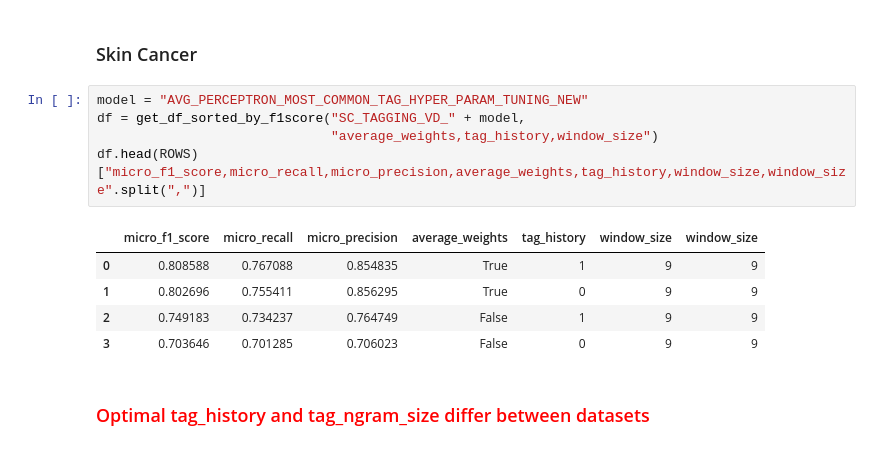
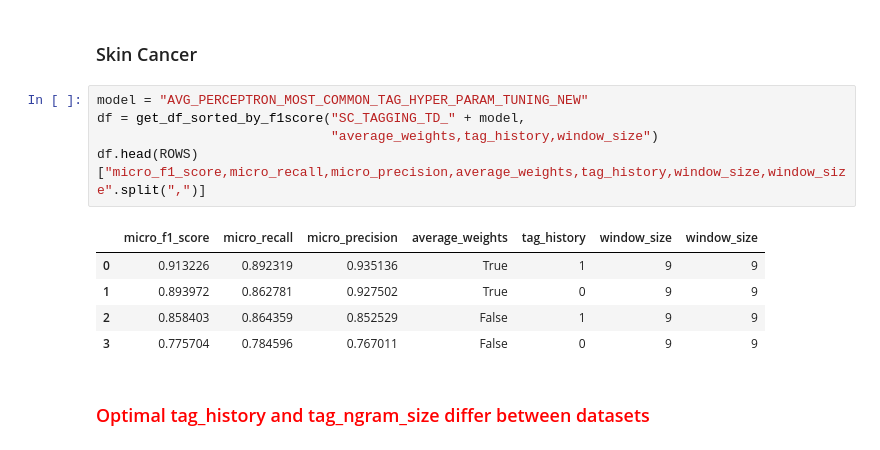
Before and after one commit to simonhughes22/PythonNlpResearch, a Jupyter notebook: notebooks/Mongo Queries/Query Model Hyper Parameter Tuning Results.ipynb, the cells around one changed output. Cells and saved outputs as stored; diff of their text form.

```diff
--- a/notebooks/Mongo Queries/Query Model Hyper Parameter Tuning Results.ipynb
+++ b/notebooks/Mongo Queries/Query Model Hyper Parameter Tuning Results.ipynb
@@ -282,15 +282,15 @@ df.head(ROWS)["micro_f1_score,micro_recall,micro_precision,average_weights,tag_h
 ### Skin Cancer
 # %%
 model = "AVG_PERCEPTRON_MOST_COMMON_TAG_HYPER_PARAM_TUNING_NEW"
-df = get_df_sorted_by_f1score("SC_TAGGING_VD_" + model,
+df = get_df_sorted_by_f1score("SC_TAGGING_TD_" + model,
                               "average_weights,tag_history,window_size")
 df.head(ROWS)["micro_f1_score,micro_recall,micro_precision,average_weights,tag_history,window_size,window_size".split(",")]
 # %% [output]
 |  | micro_f1_score | micro_recall | micro_precision | average_weights | tag_history | window_size | window_size |
-| 0 | 0.808588 | 0.767088 | 0.854835 | True | 1 | 9 | 9 |
-| 1 | 0.802696 | 0.755411 | 0.856295 | True | 0 | 9 | 9 |
-| 2 | 0.749183 | 0.734237 | 0.764749 | False | 1 | 9 | 9 |
-| 3 | 0.703646 | 0.701285 | 0.706023 | False | 0 | 9 | 9 |
+| 0 | 0.913226 | 0.892319 | 0.935136 | True | 1 | 9 | 9 |
+| 1 | 0.893972 | 0.862781 | 0.927502 | True | 0 | 9 | 9 |
+| 2 | 0.858403 | 0.864359 | 0.852529 | False | 1 | 9 | 9 |
+| 3 | 0.775704 | 0.784596 | 0.767011 | False | 0 | 9 | 9 |
 # %% [markdown]
 ### <span style="color:red">Optimal tag_history and tag_ngram_size differ between datasets</span>
 # %% [markdown]
```
Also changed, not shown: parts of 3 cells of this notebook, 3 other files.
